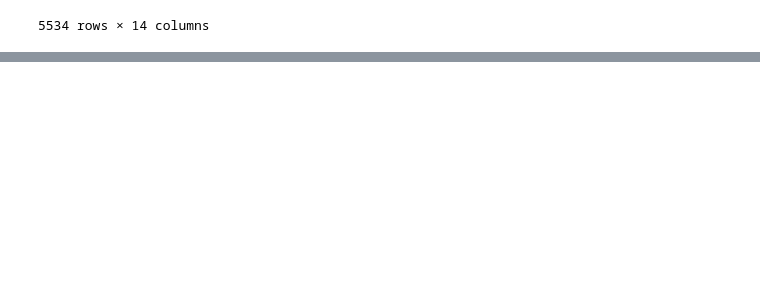
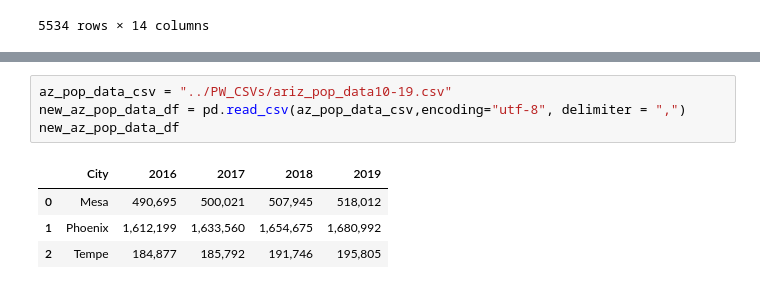
Before and after one commit to phil-wew/group_project1, a Jupyter notebook: SO/Scott Project 1.ipynb, the cells around one changed output, grey strips where cells are left out. Drawn from its saved outputs; the diff is of its cells as text; blank space fills up the shorter version.

```diff
--- a/SO/Scott Project 1.ipynb
+++ b/SO/Scott Project 1.ipynb
@@ -231,0 +274,9 @@ bus_census
+# %%
+az_pop_data_csv = "../PW_CSVs/ariz_pop_data10-19.csv"
+new_az_pop_data_df = pd.read_csv(az_pop_data_csv,encoding="utf-8", delimiter = ",")
+new_az_pop_data_df
+# %% [output]
+|  | City | 2016 | 2017 | 2018 | 2019 |
+| 0 | Mesa | 490,695 | 500,021 | 507,945 | 518,012 |
+| 1 | Phoenix | 1,612,199 | 1,633,560 | 1,654,675 | 1,680,992 |
+| 2 | Tempe | 184,877 | 185,792 | 191,746 | 195,805 |
```
Also changed, not shown: parts of 16 cells of this notebook.
